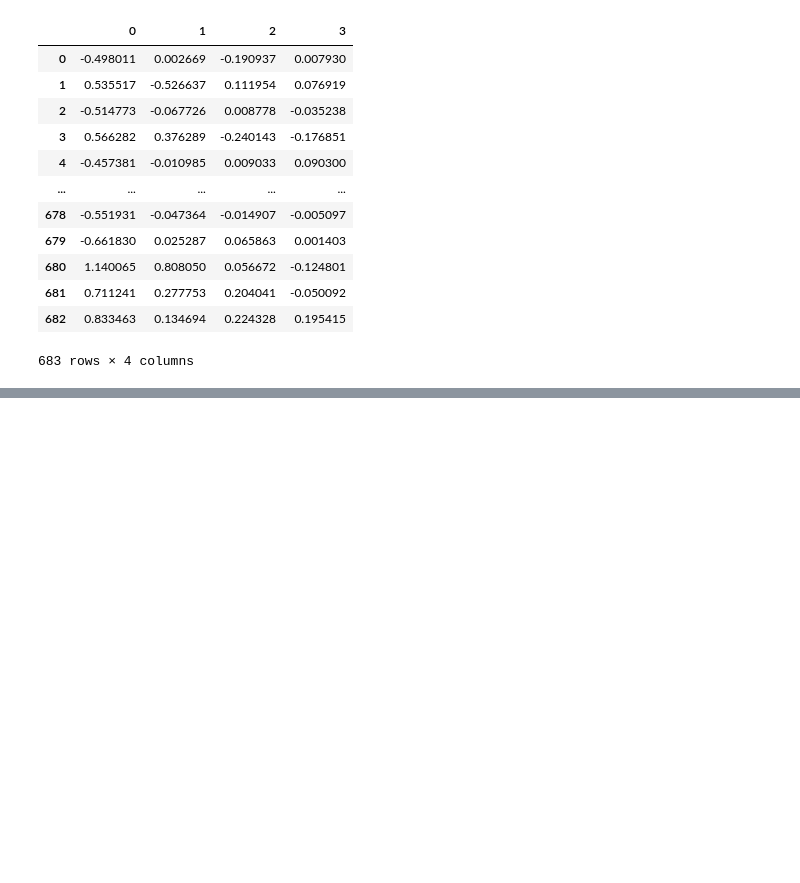
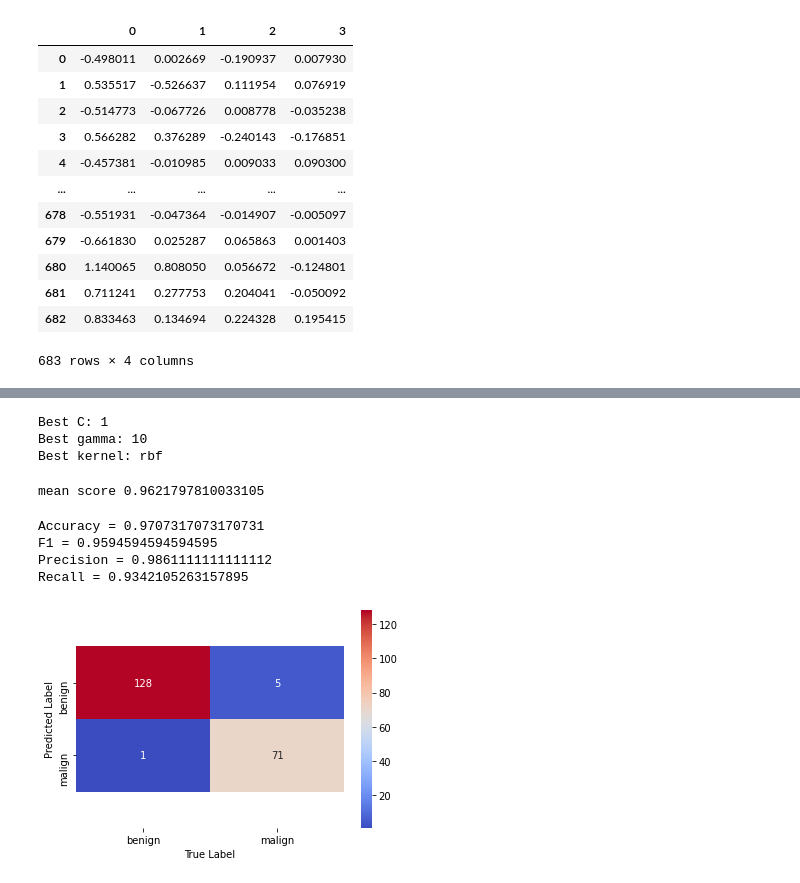
Before and after one commit to Nicordaro/MML, a Jupyter notebook: MML_Thesis.ipynb, the cells around one changed output, grey strips where cells are left out. Cells and saved outputs as stored; diff of their text form; code cells hidden in the pictures; blank space fills up the shorter version.

```diff
--- a/MML_Thesis.ipynb
+++ b/MML_Thesis.ipynb
@@ -481,0 +503,70 @@ tree.plot_tree(dTree, feature_names=['clump', 'uni_size', 'uni_shape',	'adhesion
+# %%
+#List Hyperparameters that we want to tune.
+C_list = [0.001, 0.01, 0.1, 1, 10, 100, 1000]
+G_list = [0.0001,0.001,0.005,0.01,0.05,0.1,0.5,1,10,100,1000]
+kernel_list = ['rbf', 'sigmoid','linear']
+p=[1,2]
+#Convert to dictionary
+hyperparameters = dict(C=C_list, gamma=G_list, kernel = kernel_list)
+#Create new KNN object
+svc_CLF = SVC()
+#Use GridSearch
+clf = GridSearchCV(svc_CLF, hyperparameters, cv=10, n_jobs=-1, scoring = scoring)
+#Fit the model
+best_model = clf.fit(x_pca,y)
+#Print The value of best Hyperparameters
+print('Best C:', best_model.best_estimator_.get_params()['C'])
+print('Best gamma:', best_model.best_estimator_.get_params()['gamma'])
+print('Best kernel:', best_model.best_estimator_.get_params()['kernel'])
+# %% [output]
+Best C: 1
+Best gamma: 10
+Best kernel: rbf
+# %%
+#To avoid overfitting we use KFold Stratified (stratidication given class imbalance)
+# Some classification problems can exhibit a large imbalance in the distribution of the target classes: for instance there could be several times more negative samples than positive samples.
+# In such cases it is recommended to use stratified sampling as implemented in StratifiedKFold and StratifiedShuffleSplit to ensure that relative class frequencies is approximately preserved in each train and validation fold.
+
+kf = StratifiedKFold(n_splits=10, shuffle=True)
+
+# StratifiedKFold is a variation of k-fold which returns stratified folds: each set contains approximately the same percentage of samples of each target class as the complete set.
+
+scores = []
+for train_index, test_index in kf.split(X_train_val,y_train_val):
+    #print("TRAIN:", train_index, "TEST:", test_index)
+    X_train, X_val = X_train_val[train_index], X_train_val[test_index]
+    y_train, y_val = y_train_val.iloc[train_index], y_train_val.iloc[test_index]
+
+    #SMOTE
+    sm = SMOTE(random_state=SEED)
+    X_res, y_res = sm.fit_resample(X_train, y_train)
+    #print("num_malign")
+    #print(y_res.tolist().count(1))
+    #print("num_benign")
+    #print(y_res.tolist().count(0))
+    #Classification
+    clf = SVC(C=1, gamma=10, kernel='rbf')
+    clf.fit(X_res,y_res)
+    pred = clf.predict(X_val)
+    scores.append(f1_score(pred,y_val))
+print(f"mean score {np.mean(scores)}")
+# %% [output]
+mean score 0.9621797810033105
+# %%
+# results on the test set
+clf = SVC(C=1, gamma=10, kernel='rbf')
+sm = SMOTE(random_state=SEED)
+X_res, y_res = sm.fit_resample(X_train_val, y_train_val)
+clf.fit(X_res,y_res)
+pred = clf.predict(X_test)
+print(f"Accuracy = {accuracy_score(pred,y_test)}")
+print(f"F1 = {f1_score(pred,y_test)}")
+print(f"Precision = {precision_score(pred,y_test)}")
+print(f"Recall = {recall_score(pred,y_test)}")
+confmat(y_test, pred)
+# %% [output]
+Accuracy = 0.9707317073170731
+F1 = 0.9594594594594595
+Precision = 0.9861111111111112
+Recall = 0.9342105263157895
+[figure, added]
```
Also changed, not shown: parts of 30 cells of this notebook.
